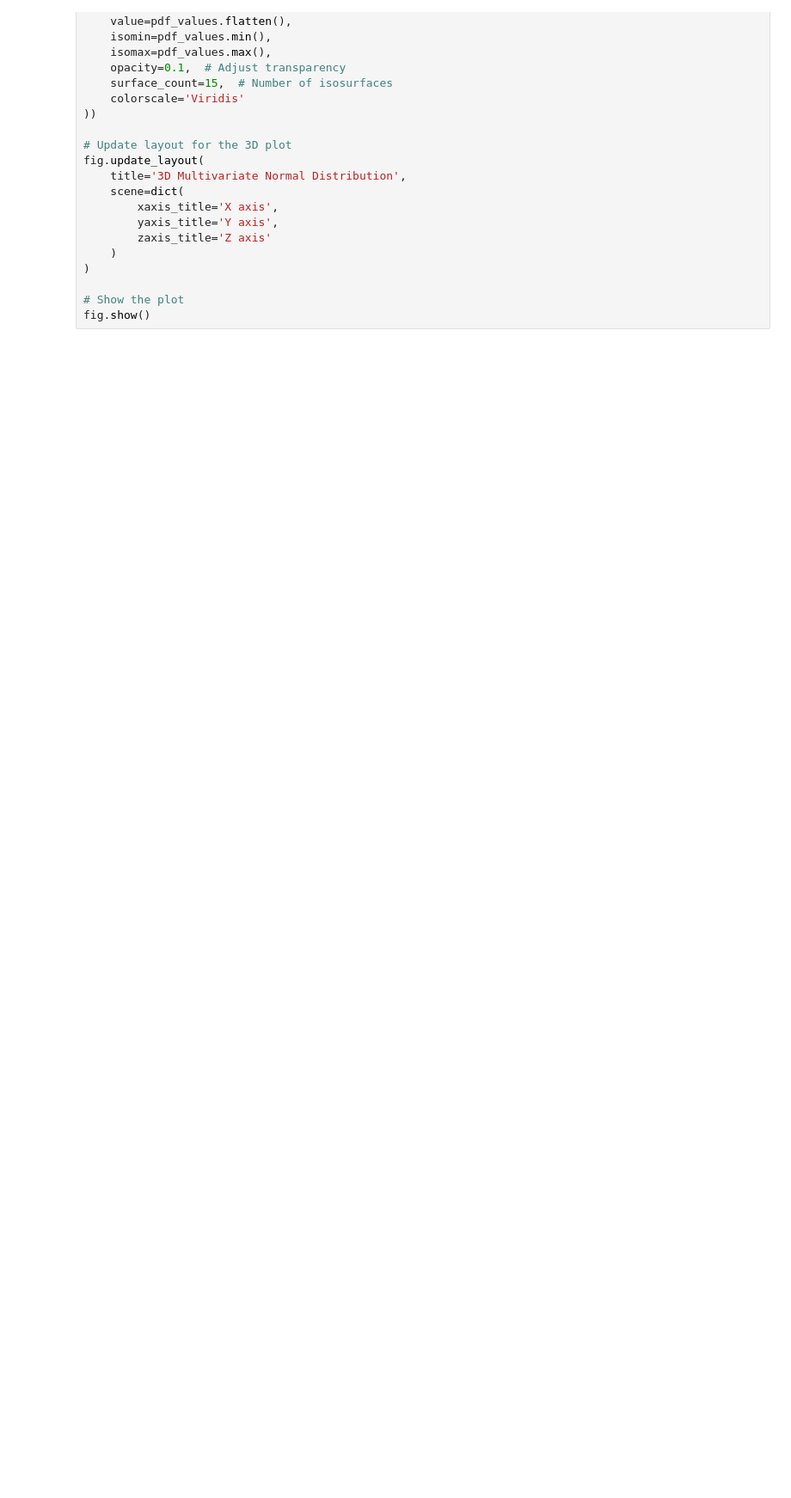
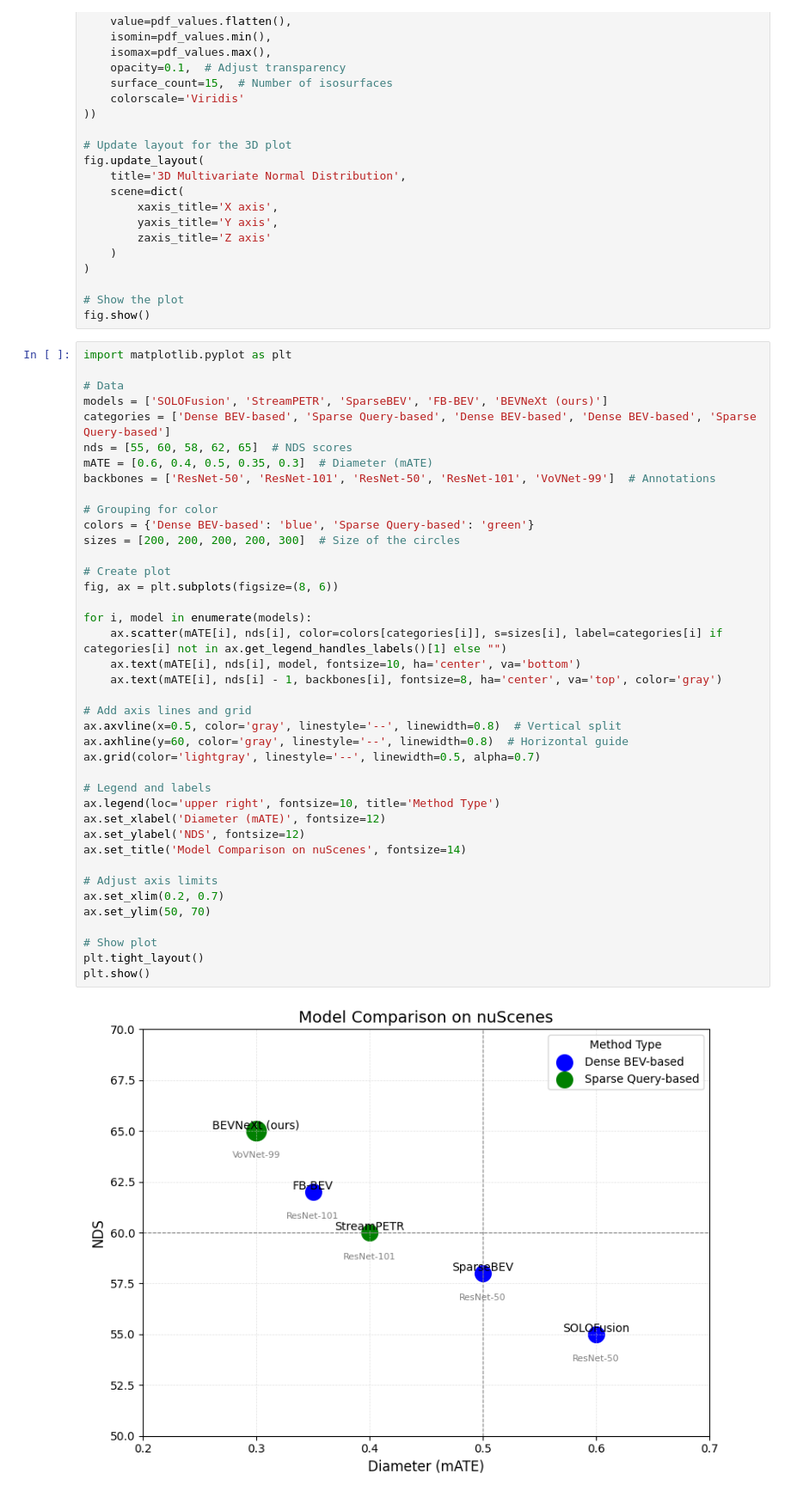
Before and after one commit to nargoo0328/cross_view_transformers, a Jupyter notebook: scripts/test_bug.ipynb, the cells around one changed output. Shown: that part at 86% size. Saved outputs shown, nothing was run; the diff lists cells and outputs as text; blank space fills up the shorter version.

```diff
--- a/scripts/test_bug.ipynb
+++ b/scripts/test_bug.ipynb
@@ -846,3 +866,45 @@ fig.update_layout(
 
 # Show the plot
 fig.show()
+# %%
+import matplotlib.pyplot as plt
+
+# Data
+models = ['SOLOFusion', 'StreamPETR', 'SparseBEV', 'FB-BEV', 'BEVNeXt (ours)']
+categories = ['Dense BEV-based', 'Sparse Query-based', 'Dense BEV-based', 'Dense BEV-based', 'Sparse Query-based']
+nds = [55, 60, 58, 62, 65]  # NDS scores
+mATE = [0.6, 0.4, 0.5, 0.35, 0.3]  # Diameter (mATE)
+backbones = ['ResNet-50', 'ResNet-101', 'ResNet-50', 'ResNet-101', 'VoVNet-99']  # Annotations
+
+# Grouping for color
+colors = {'Dense BEV-based': 'blue', 'Sparse Query-based': 'green'}
+sizes = [200, 200, 200, 200, 300]  # Size of the circles
+
+# Create plot
+fig, ax = plt.subplots(figsize=(8, 6))
+
+for i, model in enumerate(models):
+    ax.scatter(mATE[i], nds[i], color=colors[categories[i]], s=sizes[i], label=categories[i] if categories[i] not in ax.get_legend_handles_labels()[1] else "")
+    ax.text(mATE[i], nds[i], model, fontsize=10, ha='center', va='bottom')
+    ax.text(mATE[i], nds[i] - 1, backbones[i], fontsize=8, ha='center', va='top', color='gray')
+
+# Add axis lines and grid
+ax.axvline(x=0.5, color='gray', linestyle='--', linewidth=0.8)  # Vertical split
+ax.axhline(y=60, color='gray', linestyle='--', linewidth=0.8)  # Horizontal guide
+ax.grid(color='lightgray', linestyle='--', linewidth=0.5, alpha=0.7)
+
+# Legend and labels
+ax.legend(loc='upper right', fontsize=10, title='Method Type')
+ax.set_xlabel('Diameter (mATE)', fontsize=12)
+ax.set_ylabel('NDS', fontsize=12)
+ax.set_title('Model Comparison on nuScenes', fontsize=14)
+
+# Adjust axis limits
+ax.set_xlim(0.2, 0.7)
+ax.set_ylim(50, 70)
+
+# Show plot
+plt.tight_layout()
+plt.show()
+# %% [output]
+[figure, added]
```
Also changed, not shown: parts of 18 cells of this notebook, 23 other files.
